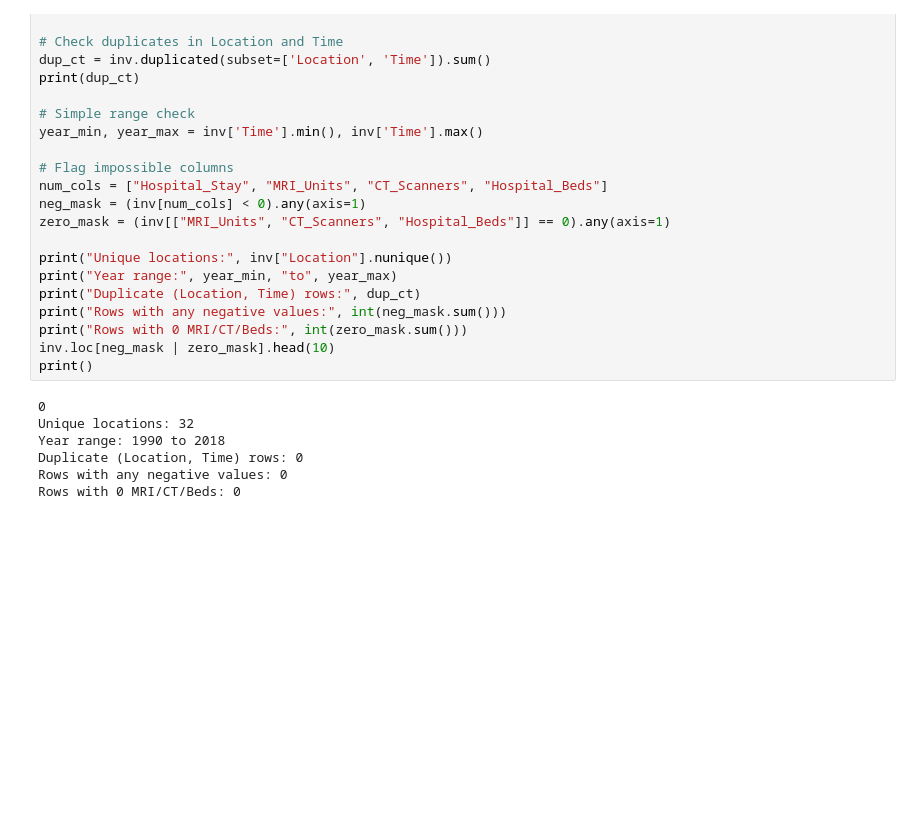
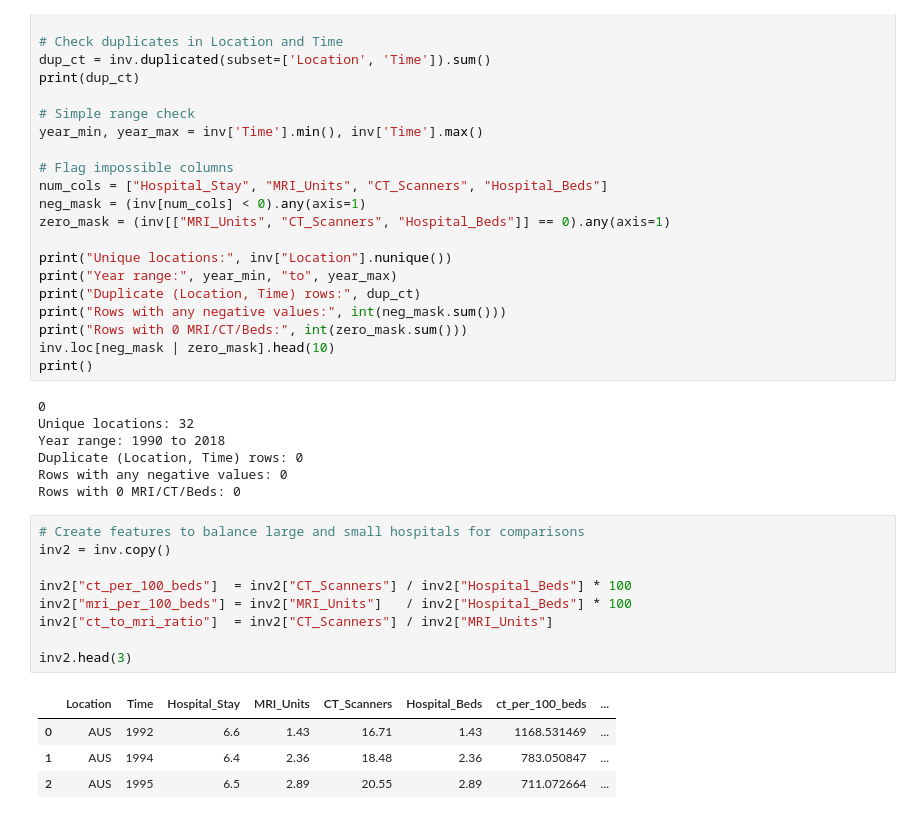
Before and after one commit to awillette89/LoS-analysis, a Jupyter notebook: length-of-stay.ipynb, the cells around one changed output. Saved outputs shown, nothing was run; the diff lists cells and outputs as text; blank space fills up the shorter version.

```diff
--- a/length-of-stay.ipynb
+++ b/length-of-stay.ipynb
@@ -251,3 +291,17 @@ Year range: 1990 to 2018
 Duplicate (Location, Time) rows: 0
 Rows with any negative values: 0
 Rows with 0 MRI/CT/Beds: 0
+# %%
+# Create features to balance large and small hospitals for comparisons
+inv2 = inv.copy()
+
+inv2["ct_per_100_beds"]  = inv2["CT_Scanners"] / inv2["Hospital_Beds"] * 100
+inv2["mri_per_100_beds"] = inv2["MRI_Units"]   / inv2["Hospital_Beds"] * 100
+inv2["ct_to_mri_ratio"]  = inv2["CT_Scanners"] / inv2["MRI_Units"]
+
+inv2.head(3)
+# %% [output]
+|  | Location | Time | Hospital_Stay | MRI_Units | CT_Scanners | Hospital_Beds | ct_per_100_beds | ... |
+| 0 | AUS | 1992 | 6.6 | 1.43 | 16.71 | 1.43 | 1168.531469 | ... |
+| 1 | AUS | 1994 | 6.4 | 2.36 | 18.48 | 2.36 | 783.050847 | ... |
+| 2 | AUS | 1995 | 6.5 | 2.89 | 20.55 | 2.89 | 711.072664 | ... |
```
Also changed, not shown: parts of 5 cells of this notebook, 1 other file.
